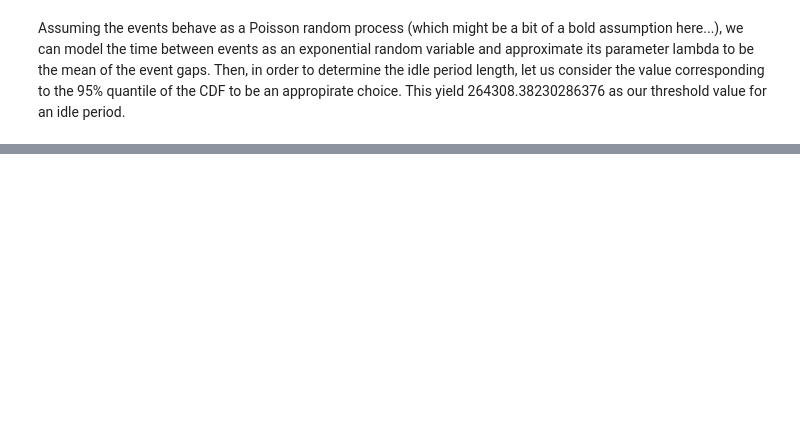
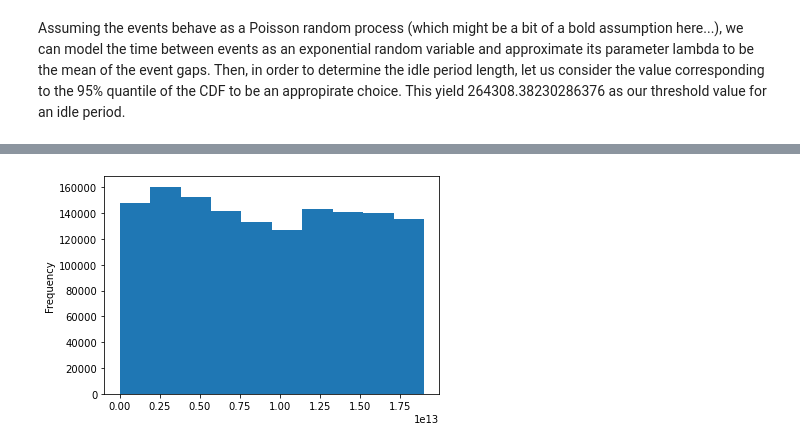
Before and after one commit to Data-ScienceHub/ETM, a Jupyter notebook: Code/IdleSequenceLengths.ipynb, the cells around one changed output, grey strips where cells are left out. Saved outputs shown, nothing was run; the diff lists cells and outputs as text; code cells hidden in the pictures; blank space fills up the shorter version.

```diff
--- a/Code/IdleSequenceLengths.ipynb
+++ b/Code/IdleSequenceLengths.ipynb
@@ -74,0 +91,14 @@ Assuming the events behave as a Poisson random process (which might be a bit of
+# %%
+#current_time = datetime.now()
+current_time = datetime.strptime('2022-12-31 23:59:59.999', '%Y-%m-%d %H:%M:%S.%f')
+gap_list = []
+for user in users:
+    x = user_seqs.get_group(user).CREATED.iloc[-1]
+    gap_list.append(current_time - datetime.strptime(' '.join(x.split('T'))[:22], '%Y-%m-%d %H:%M:%S.%f'))
+# %%
+qtime_gaps = pd.DataFrame({'Time': gap_list})
+# %%
+qtime_gaps = qtime_gaps.Time.astype('timedelta64[us]')#[time_gaps.Time.astype('timedelta64[s]') > 60*60*24]
+qtime_gaps.plot.hist();
+# %% [output]
+[figure, added]
```
Also changed, not shown: parts of 29 cells of this notebook.
